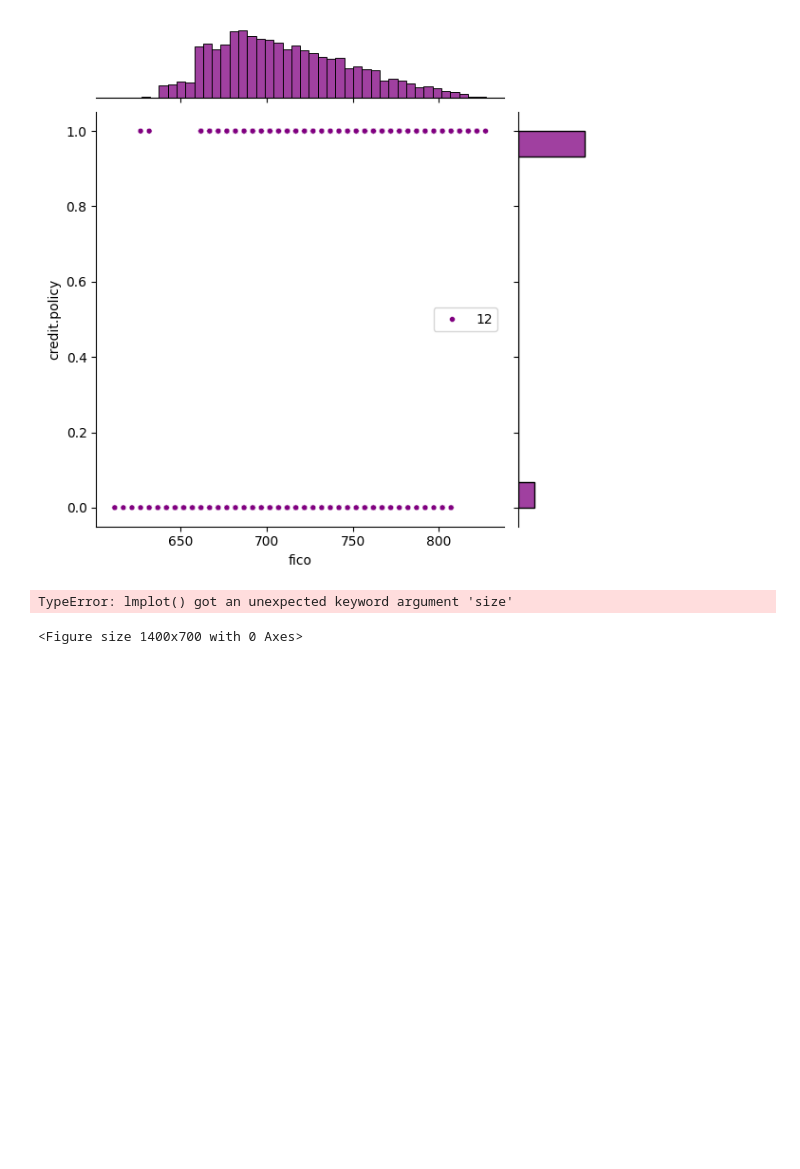
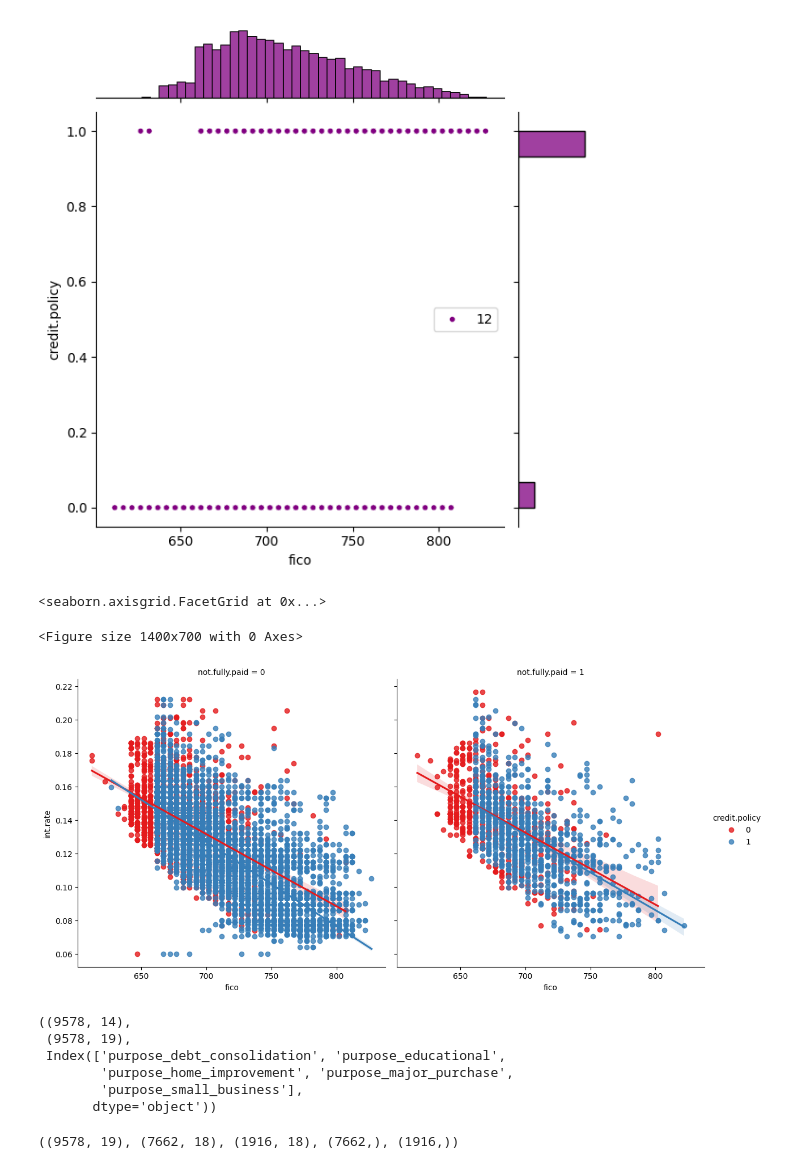
Before and after one commit to goliakash/AI-and-ML-, a Jupyter notebook: LAB_9.ipynb, the cells around one changed output. Drawn from its saved outputs; the diff is of its cells as text; code cells hidden in the pictures; blank space fills up the shorter version.

```diff
--- a/LAB_9.ipynb
+++ b/LAB_9.ipynb
@@ -150,9 +150,10 @@ sns.jointplot(x='fico',y='credit.policy',data=df, color='purple', size=12)
 <seaborn.axisgrid.JointGrid at 0x...>
 [figure]
 # %%
-plt.figure(figsize=(14,7))
-sns.lmplot(y='int.rate',x='fico',data=df,hue='credit.policy',
-           col='not.fully.paid',palette='Set1',size=6)
+plt.figure(figsize=( 14, 7 ))
+sns.lmplot(y='int.rate', x='fico', data=df, hue='credit.policy',
+           col='not.fully.paid', palette='Set1', height= 6)
 # %% [output]
-TypeError: lmplot() got an unexpected keyword argument 'size'
+<seaborn.axisgrid.FacetGrid at 0x...>
 <Figure size 1400x700 with 0 Axes>
+[figure, added]
@@ -158,0 +162,9 @@ TypeError: lmplot() got an unexpected keyword argument 'size'
+# %%
+df.shape, df_final.shape, df_final.columns[14:]
+# %% [output]
+((9578, 14),
+ (9578, 19),
+ Index(['purpose_debt_consolidation', 'purpose_educational',
+        'purpose_home_improvement', 'purpose_major_purchase',
+        'purpose_small_business'],
+       dtype='object'))
@@ -158,0 +176,4 @@ TypeError: lmplot() got an unexpected keyword argument 'size'
+# %%
+df_final.shape, X_train.shape, X_test.shape, y_train.shape, y_test.shape
+# %% [output]
+((9578, 19), (7662, 18), (1916, 18), (7662,), (1916,))
```
Also changed, not shown: parts of 30 cells of this notebook.
